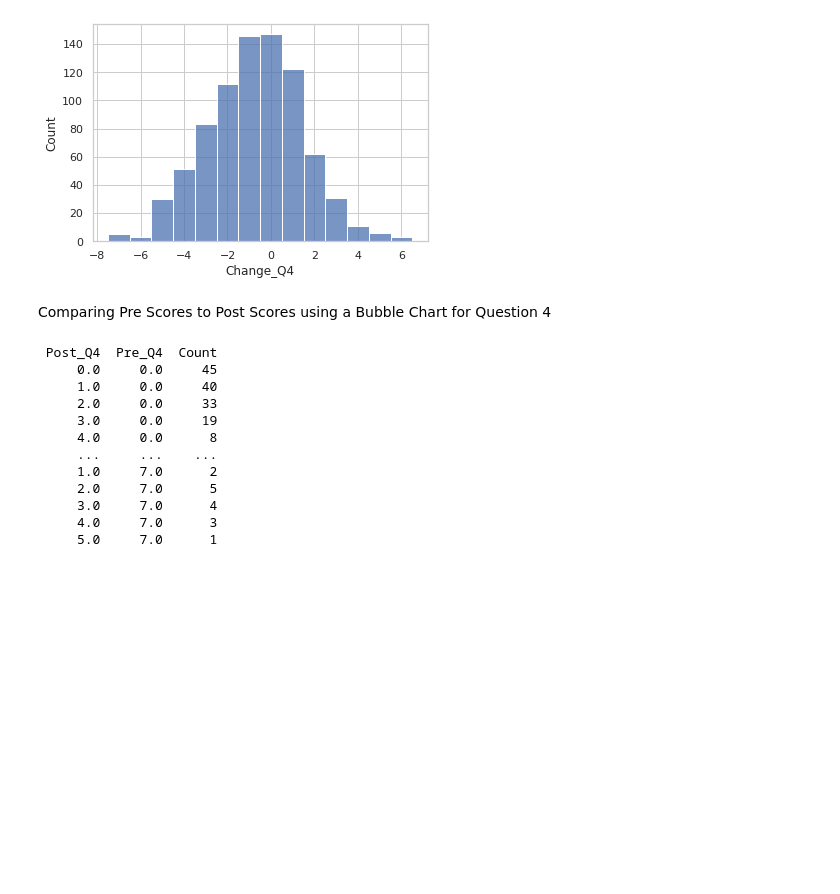
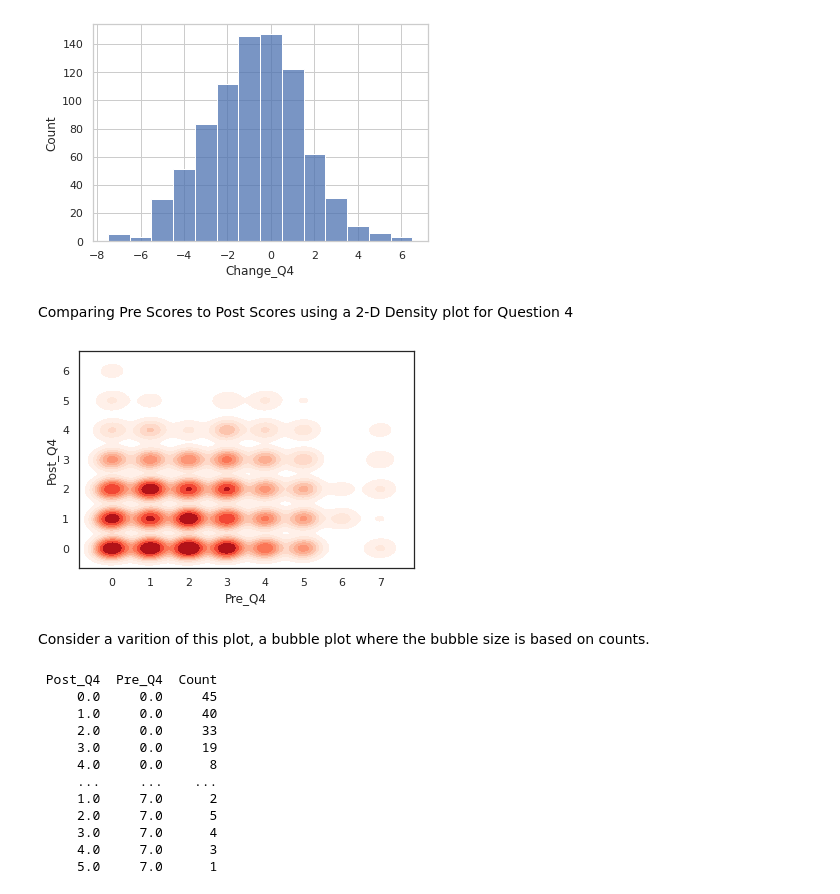
Before and after one commit to yardsale8/DSCI325, a Jupyter notebook: Module3_Part6_Python.ipynb, the cells around one changed output. Cells and saved outputs as stored; diff of their text form; code cells hidden in the pictures; blank space fills up the shorter version.

```diff
--- a/Module3_Part6_Python.ipynb
+++ b/Module3_Part6_Python.ipynb
@@ -909,7 +906,15 @@ histplot = sns.histplot(x="Change_Q4", discrete=True, data=All_Scores)
 # %% [output]
 [figure]
 # %% [markdown]
-Comparing Pre Scores to Post Scores using a Bubble Chart for Question 4
+Comparing Pre Scores to Post Scores using a 2-D Density plot for Question 4
+# %%
+# 2-D Density plot with red color, shading, and adjusting bandwith
+sns.kdeplot(x="Pre_Q4", y="Post_Q4", data=All_Scores, cmap="Reds", shade=True, bw_adjust=0.50)
+plt.show()
+# %% [output]
+[figure, added]
+# %% [markdown]
+Consider a varition of this plot, a bubble plot where the bubble size is based on counts.
 # %%
 Q4_Counts = (
                 All_Scores
```
Also changed, not shown: parts of 15 cells of this notebook.
